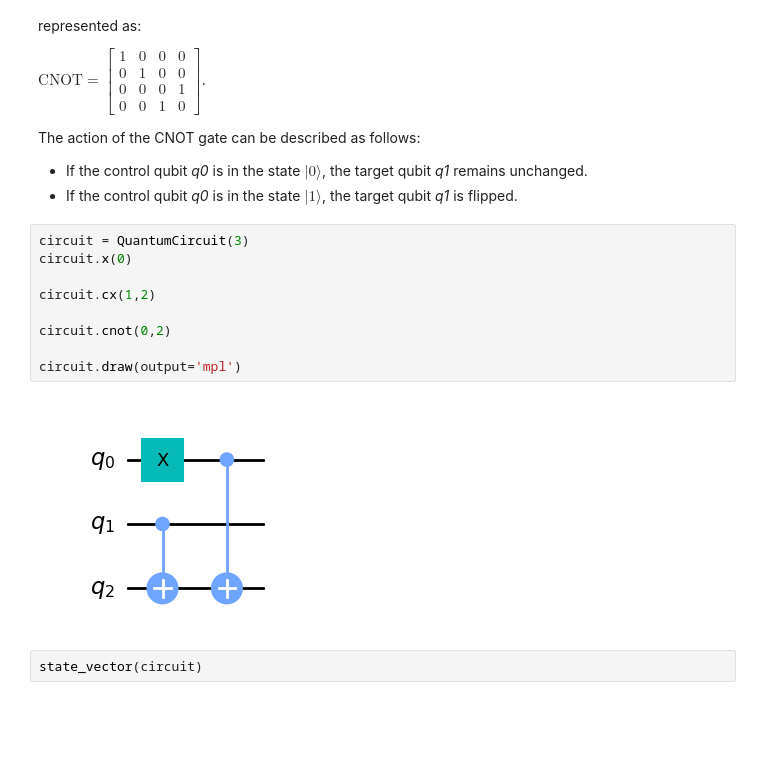
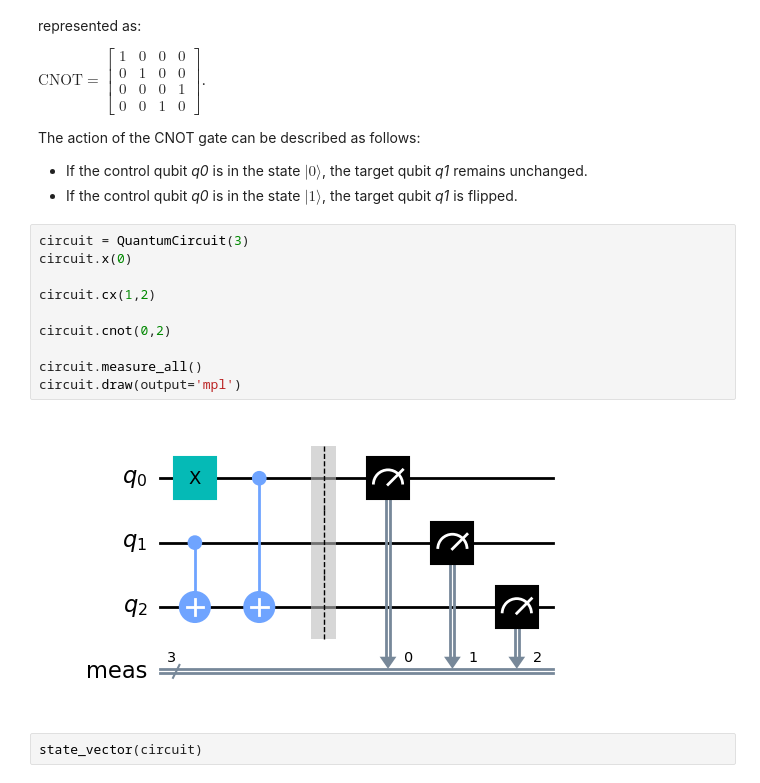
Before and after one commit to TheAmirHK/QuantumComputation, a Jupyter notebook: Multi_qubit_gates.ipynb, the cells around one changed output. Saved outputs shown, nothing was run; the diff lists cells and outputs as text; blank space fills up the shorter version.

```diff
--- a/Multi_qubit_gates.ipynb
+++ b/Multi_qubit_gates.ipynb
@@ -58,14 +64,15 @@ The action of the CNOT gate can be described as follows:
 # %%
 circuit = QuantumCircuit(3)
 circuit.x(0)
 
 circuit.cx(1,2)
 
 circuit.cnot(0,2)
 
+circuit.measure_all()
 circuit.draw(output='mpl')
 # %% [output]
-[figure, old version]
+[figure, new version]
 # %%
 state_vector(circuit)
 # %% [output]
```
Also changed, not shown: parts of 18 cells of this notebook.
